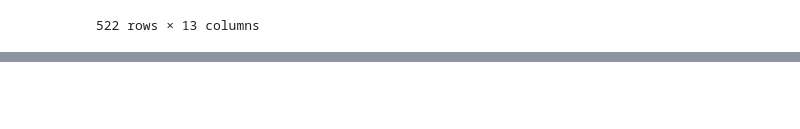
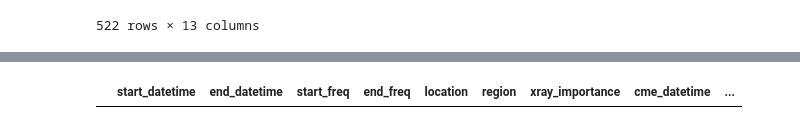
Before and after one commit to NickOuellet/Fly-Me-To-The-Moon, a Jupyter notebook: Fly Me To The Moon - P1P1.ipynb, the cells around one changed output, grey strips where cells are left out. Cells and saved outputs as stored; diff of their text form; code cells hidden in the pictures; blank space fills up the shorter version.

```diff
--- a/Fly Me To The Moon - P1P1.ipynb
+++ b/Fly Me To The Moon - P1P1.ipynb
@@ -346,0 +397,6 @@ nasa_df
+# %%
+replica_df = pd.DataFrame(
+    columns = ['start_datetime', 'end_datetime', 'start_freq', 'end_freq', 'location',
+       'region', 'xray_importance', 'cme_datetime', 'central_pos_angle',
+       'cpa_width', 'cme_speed', 'is_halo', 'lower_bound']
+)
@@ -346,0 +439,4 @@ nasa_df
+# %%
+replica_df
+# %% [output]
+|  | start_datetime | end_datetime | start_freq | end_freq | location | region | xray_importance | cme_datetime | ... |
```
Also changed, not shown: parts of 9 cells of this notebook.
